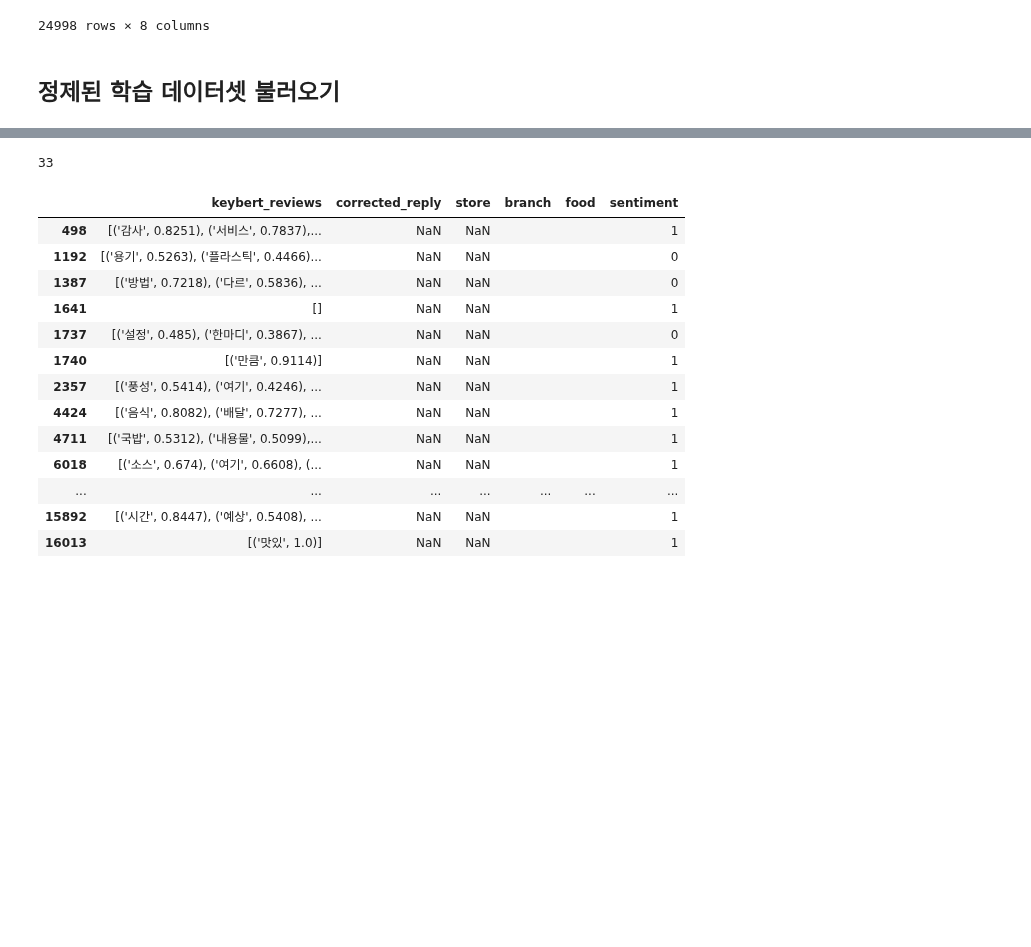
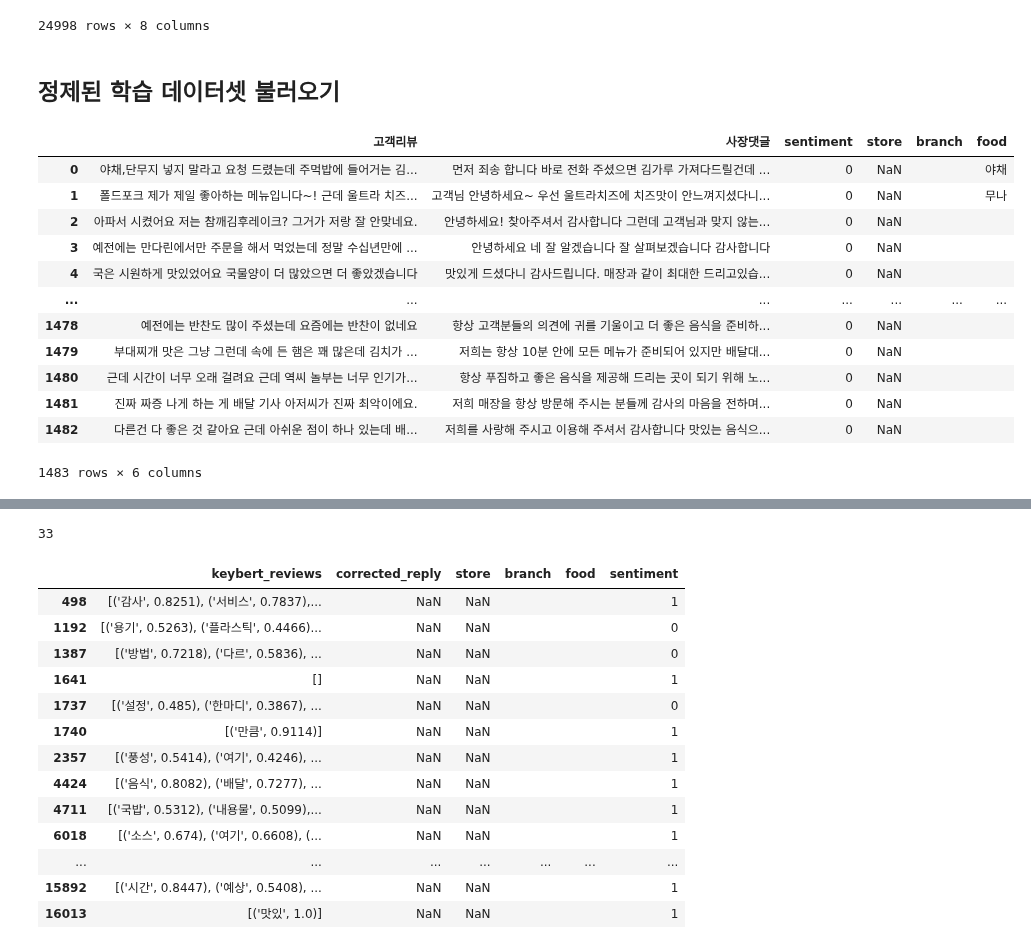
Before and after one commit to swoo-nam/BootCamp_project_final, a Jupyter notebook: 이소현_서비스2_모델링2.ipynb, the cells around one changed output, grey strips where cells are left out. Drawn from its saved outputs; the diff is of its cells as text; code cells hidden in the pictures; blank space fills up the shorter version.

```diff
--- a/이소현_서비스2_모델링2.ipynb
+++ b/이소현_서비스2_모델링2.ipynb
@@ -60,3 +60,20 @@ from sklearn.model_selection import train_test_split
 df_train, df_test = train_test_split(yogiyo, test_size=0.2, random_state=SEED, stratify=yogiyo['별점'])
 # %% [markdown]
 ## 정제된 학습 데이터셋 불러오기
+# %%
+ng_df = pd.read_csv(f"{DATA_PATH}0908_ng_df.csv")
+ng_df
+# %% [output]
+|  | 고객리뷰 | 사장댓글 | sentiment | store | branch | food |
+| 0 | 야채,단무지 넣지 말라고 요청 드렸는데 주먹밥에 들어거는 김... | 먼저 죄송 합니다 바로 전화 주셨으면 김가루 가져다드릴건데 ... | 0 | NaN |  | 야채 |
+| 1 | 폴드포크 제가 제일 좋아하는 메뉴입니다~! 근데 울트라 치즈... | 고객님 안녕하세요~ 우선 울트라치즈에 치즈맛이 안느껴지셨다니... | 0 | NaN |  | 무나 |
+| 2 | 아파서 시켰어요 저는 참깨김후레이크? 그거가 저랑 잘 안맞네요. | 안녕하세요! 찾아주셔서 감사합니다 그런데 고객님과 맞지 않는... | 0 | NaN |  |  |
+| 3 | 예전에는 만다린에서만 주문을 해서 먹었는데 정말 수십년만에 ... | 안녕하세요 네 잘 알겠습니다 잘 살펴보겠습니다 감사합니다 | 0 | NaN |  |  |
+| 4 | 국은 시원하게 맛있었어요 국물양이 더 많았으면 더 좋았겠습니다 | 맛있게 드셨다니 감사드립니다. 매장과 같이 최대한 드리고있습... | 0 | NaN |  |  |
+| ... | ... | ... | ... | ... | ... | ... |
+| 1478 | 예전에는 반찬도 많이 주셨는데 요즘에는 반찬이 없네요 | 항상 고객분들의 의견에 귀를 기울이고 더 좋은 음식을 준비하... | 0 | NaN |  |  |
+| 1479 | 부대찌개 맛은 그냥 그런데 속에 든 햄은 꽤 많은데 김치가 ... | 저희는 항상 10분 안에 모든 메뉴가 준비되어 있지만 배달대... | 0 | NaN |  |  |
+| 1480 | 근데 시간이 너무 오래 걸려요 근데 역씨 놀부는 너무 인기가... | 항상 푸짐하고 좋은 음식을 제공해 드리는 곳이 되기 위해 노... | 0 | NaN |  |  |
+| 1481 | 진짜 짜증 나게 하는 게 배달 기사 아저씨가 진짜 최악이에요. | 저희 매장을 항상 방문해 주시는 분들께 감사의 마음을 전하며... | 0 | NaN |  |  |
+| 1482 | 다른건 다 좋은 것 같아요 근데 아쉬운 점이 하나 있는데 배... | 저희를 사랑해 주시고 이용해 주셔서 감사합니다 맛있는 음식으... | 0 | NaN |  |  |
+1483 rows × 6 columns
```
Also changed, not shown: parts of 54 cells of this notebook.
